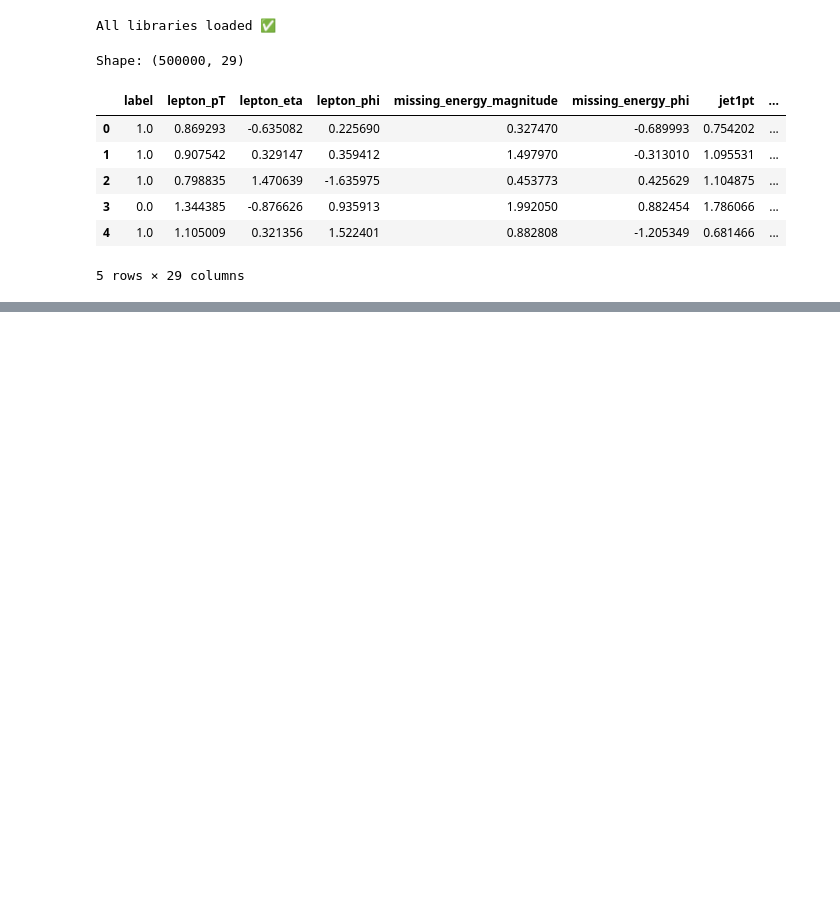
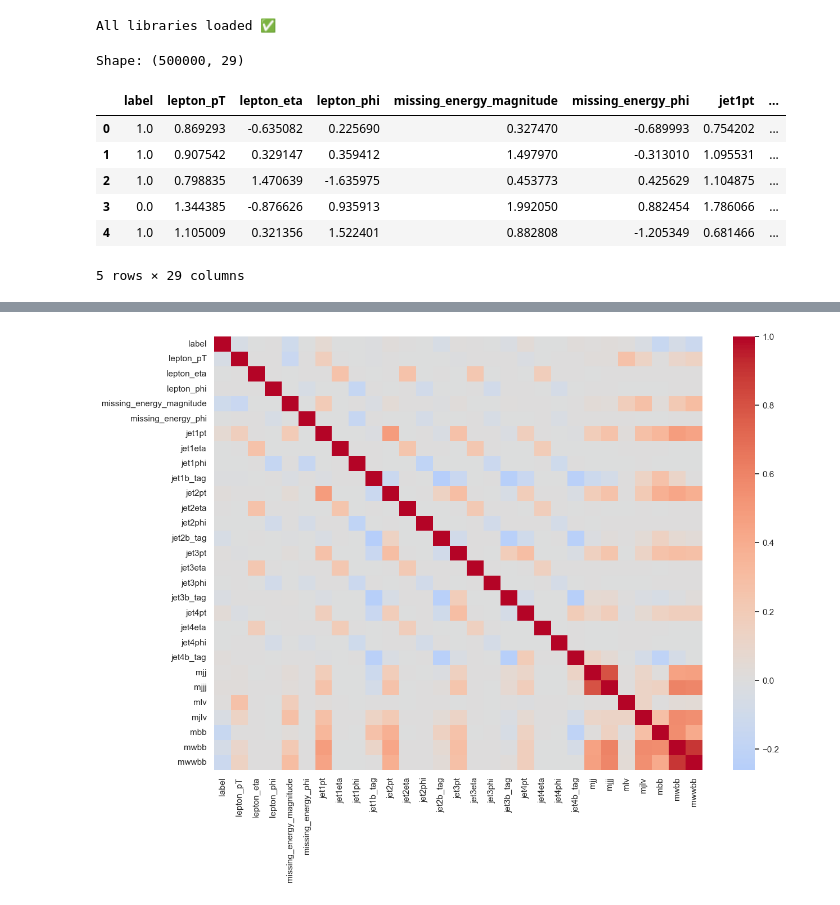
Before and after one commit to NuneGharibyan/higgs-boson-classification, a Jupyter notebook: notebooks/01_eda.ipynb, the cells around one changed output, grey strips where cells are left out. Cells and saved outputs as stored; diff of their text form; code cells hidden in the pictures; blank space fills up the shorter version.

```diff
--- a/notebooks/01_eda.ipynb
+++ b/notebooks/01_eda.ipynb
@@ -35,0 +96,7 @@ Shape: (500000, 29)
+# %%
+plt.figure(figsize=(14, 10))
+sns.heatmap(df.corr(), cmap='coolwarm', center=0)
+plt.savefig('../plots/correlation_heatmap.png', dpi=150)
+plt.show()
+# %% [output]
+[figure, added]
```
Also changed, not shown: parts of 7 cells of this notebook, 4 other files.
